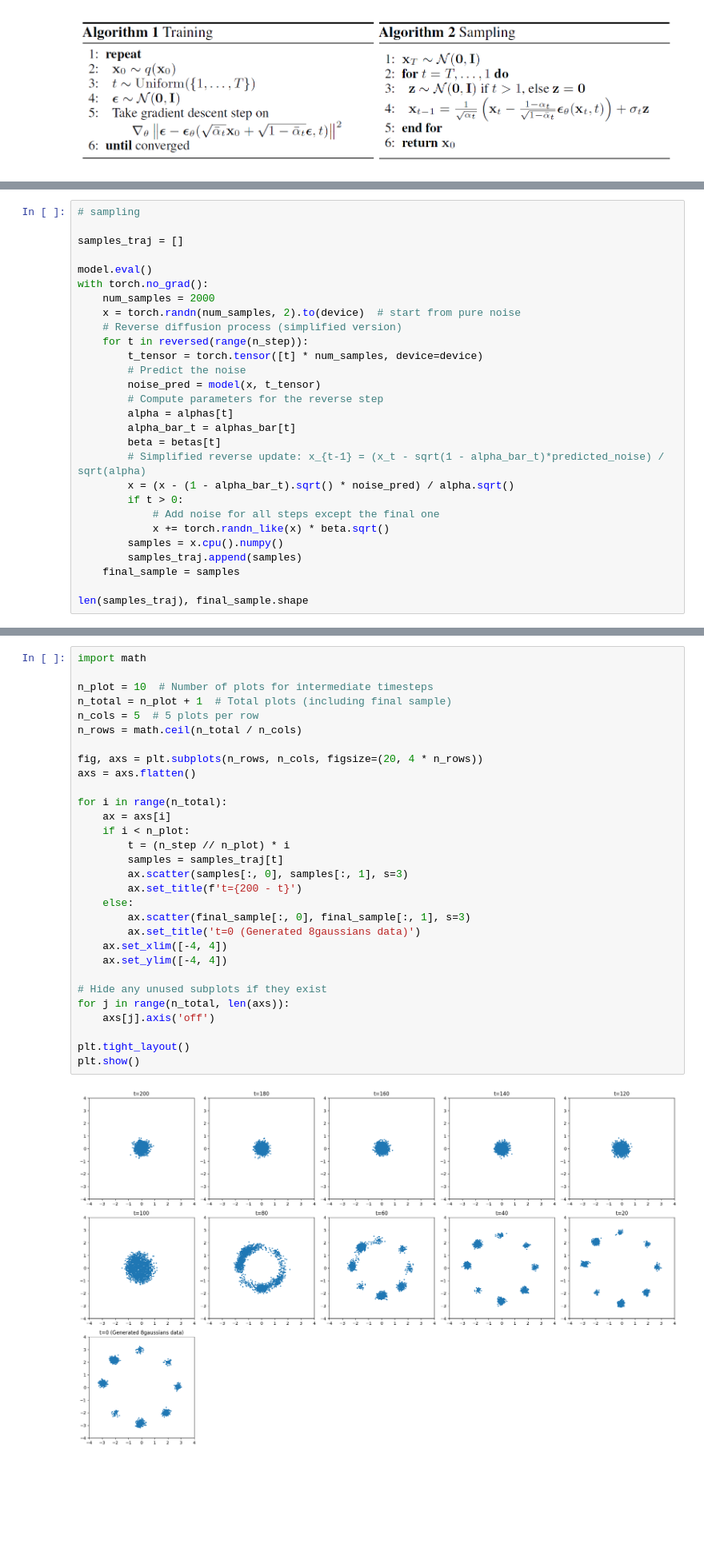
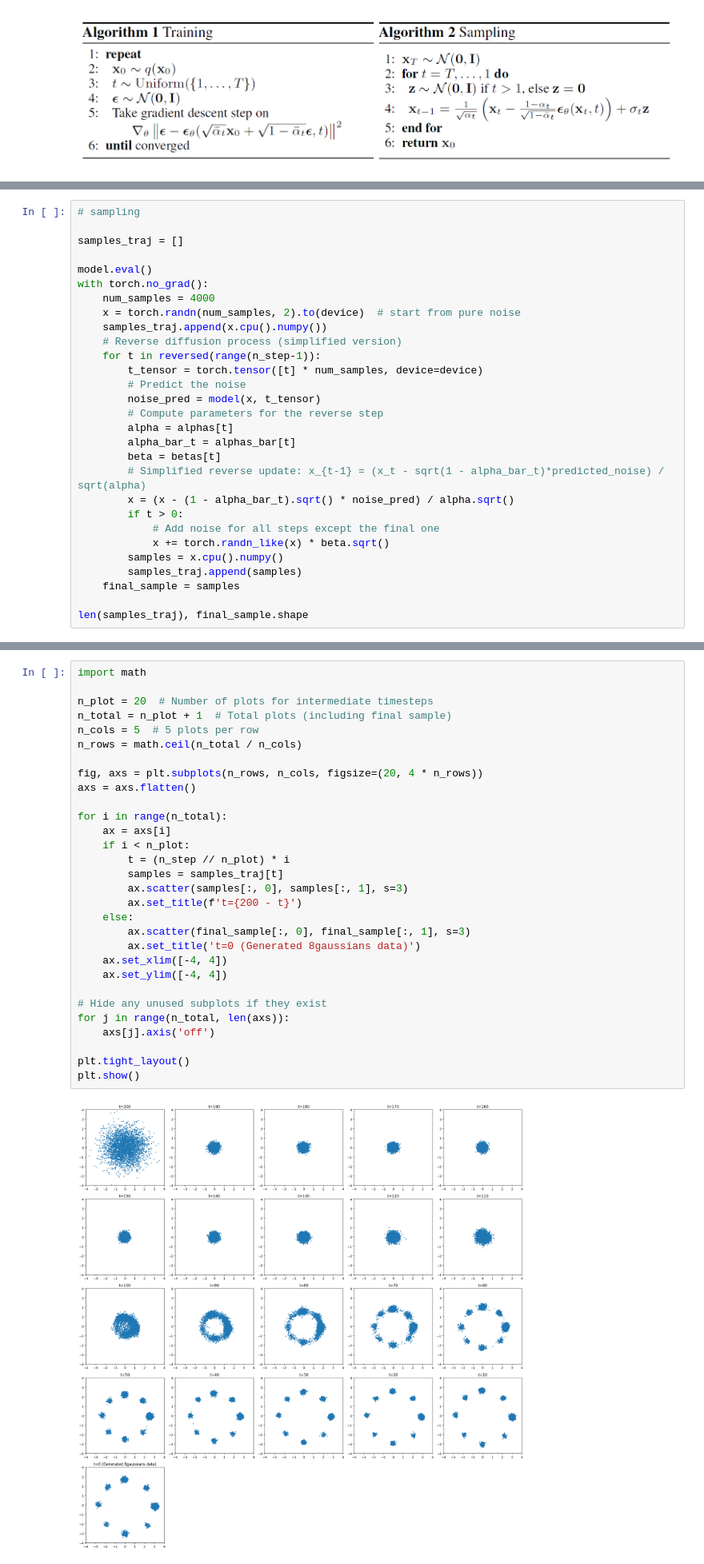
Before and after one commit to MyeongGuJo/hayaku-250322, a Jupyter notebook: hayaku_diffusion.ipynb, the cells around one changed output, grey strips where cells are left out. Shown at 80% size. Saved outputs shown, nothing was run; the diff lists cells and outputs as text; blank space fills up the shorter version.

```diff
--- a/hayaku_diffusion.ipynb
+++ b/hayaku_diffusion.ipynb
@@ -365,10 +442,11 @@ samples_traj = []
 
 model.eval()
 with torch.no_grad():
-    num_samples = 2000
+    num_samples = 4000
     x = torch.randn(num_samples, 2).to(device)  # start from pure noise
+    samples_traj.append(x.cpu().numpy())
     # Reverse diffusion process (simplified version)
-    for t in reversed(range(n_step)):
+    for t in reversed(range(n_step-1)):
         t_tensor = torch.tensor([t] * num_samples, device=device)
         # Predict the noise
         noise_pred = model(x, t_tensor)
@@ -391,35 +469,35 @@ len(samples_traj), final_sample.shape
 # %%
 import math
 
-n_plot = 10  # Number of plots for intermediate timesteps
+n_plot = 20  # Number of plots for intermediate timesteps
 n_total = n_plot + 1  # Total plots (including final sample)
 n_cols = 5  # 5 plots per row
 n_rows = math.ceil(n_total / n_cols)
 
 fig, axs = plt.subplots(n_rows, n_cols, figsize=(20, 4 * n_rows))
 axs = axs.flatten()
 
 for i in range(n_total):
     ax = axs[i]
     if i < n_plot:
         t = (n_step // n_plot) * i
         samples = samples_traj[t]
         ax.scatter(samples[:, 0], samples[:, 1], s=3)
         ax.set_title(f't={200 - t}')
     else:
         ax.scatter(final_sample[:, 0], final_sample[:, 1], s=3)
         ax.set_title('t=0 (Generated 8gaussians data)')
     ax.set_xlim([-4, 4])
     ax.set_ylim([-4, 4])
 
 # Hide any unused subplots if they exist
 for j in range(n_total, len(axs)):
     axs[j].axis('off')
 
 plt.tight_layout()
 plt.show()
 # %% [output]
-[figure, old version]
+[figure, new version]
 # %%
 fig, axs = plt.subplots(n_rows, n_cols, figsize=(20, 4 * n_rows))
 axs = axs.flatten()
```
Also changed, not shown: parts of 11 cells of this notebook.
